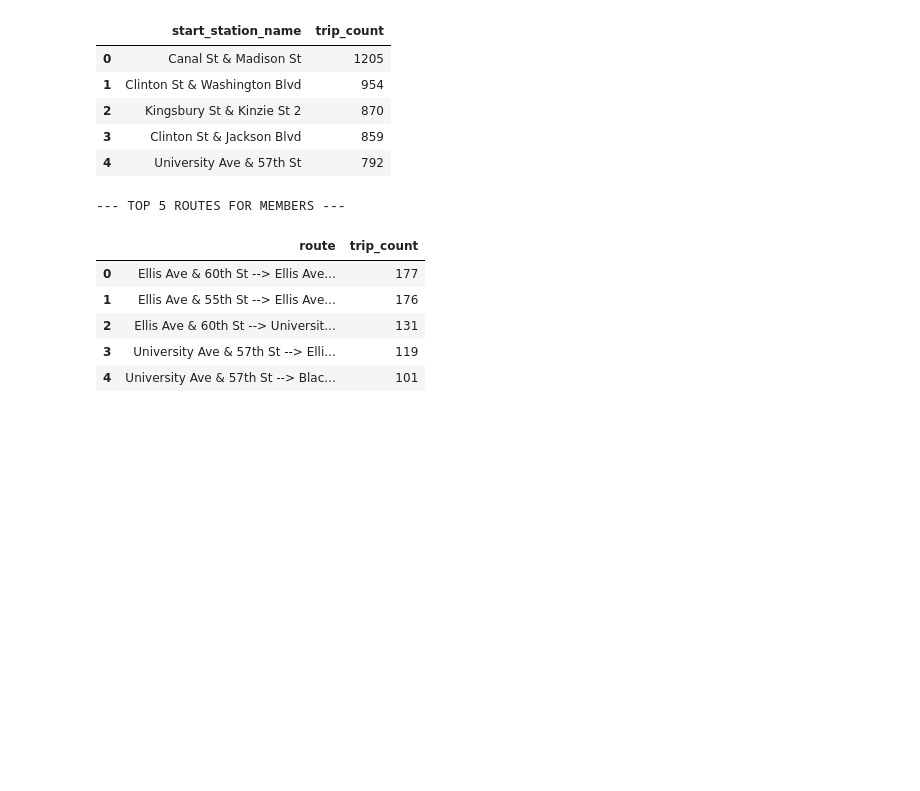
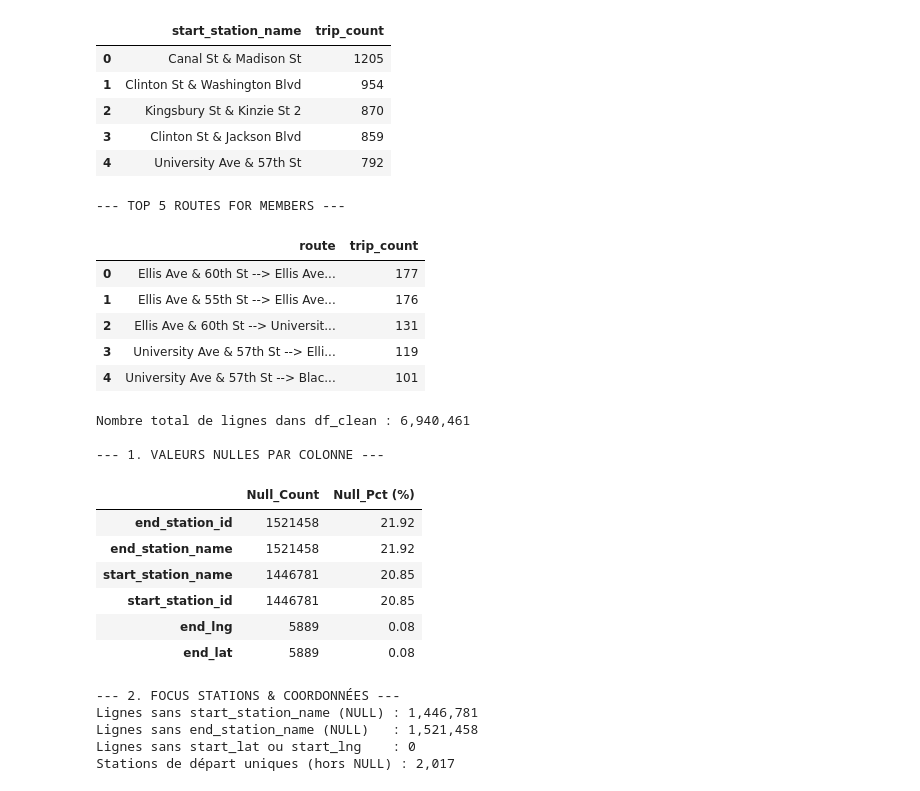
Before and after one commit to Roseline-HM/cyclistic-case-study, a Jupyter notebook: Case_Study_Cyclistic.ipynb, the cells around one changed output. Saved outputs shown, nothing was run; the diff lists cells and outputs as text; code cells hidden in the pictures; blank space fills up the shorter version.

```diff
--- a/Case_Study_Cyclistic.ipynb
+++ b/Case_Study_Cyclistic.ipynb
@@ -371,3 +371,52 @@ display(top_member_routes.head(5))
 | 2 | Ellis Ave & 60th St --> Universit... | 131 |
 | 3 | University Ave & 57th St --> Elli... | 119 |
 | 4 | University Ave & 57th St --> Blac... | 101 |
+# %%
+import pandas as pd
+
+# Si df_clean est déjà en mémoire dans Colab, tu peux commenter la ligne suivante :
+# df_clean = pd.read_csv('divvy_tripdata_clean.csv')
+
+print(f"Nombre total de lignes dans df_clean : {len(df_clean):,}\n")
+
+# 1. Nombre de valeurs nulles (NaN / NULL) par colonne
+null_counts = df_clean.isna().sum()
+null_pct = (df_clean.isna().mean() * 100).round(2)
+
+null_summary = pd.DataFrame({
+    'Null_Count': null_counts,
+    'Null_Pct (%)': null_pct
+}).sort_values(by='Null_Count', ascending=False)
+
+print("--- 1. VALEURS NULLES PAR COLONNE ---")
+display(null_summary[null_summary['Null_Count'] > 0])
+
+# 2. Focus sur les stations : combien de lignes ont start_station_name ou end_station_name manquant ?
+missing_start_name = df_clean['start_station_name'].isna().sum()
+missing_end_name = df_clean['end_station_name'].isna().sum()
+missing_start_coords = df_clean[['start_lat', 'start_lng']].isna().any(axis=1).sum()
+
+print("\n--- 2. FOCUS STATIONS & COORDONNÉES ---")
+print(f"Lignes sans start_station_name (NULL) : {missing_start_name:,}")
+print(f"Lignes sans end_station_name (NULL)   : {missing_end_name:,}")
+print(f"Lignes sans start_lat ou start_lng    : {missing_start_coords:,}")
+
+# 3. Nombre de stations de départ uniques (hors NULL)
+unique_start_stations = df_clean['start_station_name'].dropna().nunique()
+print(f"Stations de départ uniques (hors NULL) : {unique_start_stations:,}")
+# %% [output]
+Nombre total de lignes dans df_clean : 6,940,461
+
+--- 1. VALEURS NULLES PAR COLONNE ---
+|  | Null_Count | Null_Pct (%) |
+| end_station_id | 1521458 | 21.92 |
+| end_station_name | 1521458 | 21.92 |
+| start_station_name | 1446781 | 20.85 |
+| start_station_id | 1446781 | 20.85 |
+| end_lng | 5889 | 0.08 |
+| end_lat | 5889 | 0.08 |
+--- 2. FOCUS STATIONS & COORDONNÉES ---
+Lignes sans start_station_name (NULL) : 1,446,781
+Lignes sans end_station_name (NULL)   : 1,521,458
+Lignes sans start_lat ou start_lng    : 0
+Stations de départ uniques (hors NULL) : 2,017
```
Also changed, not shown: parts of 1 cell of this notebook.
